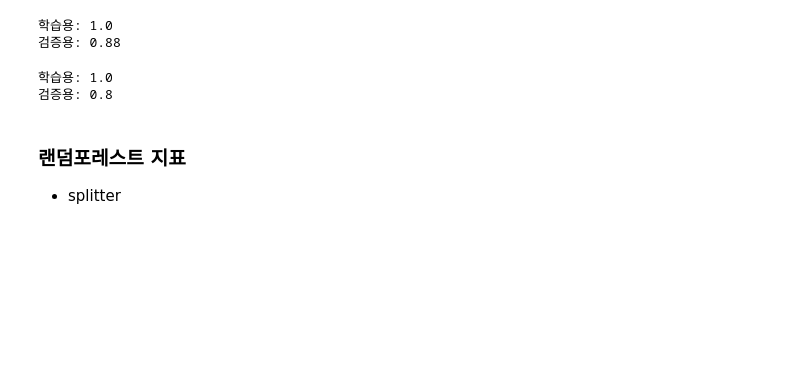
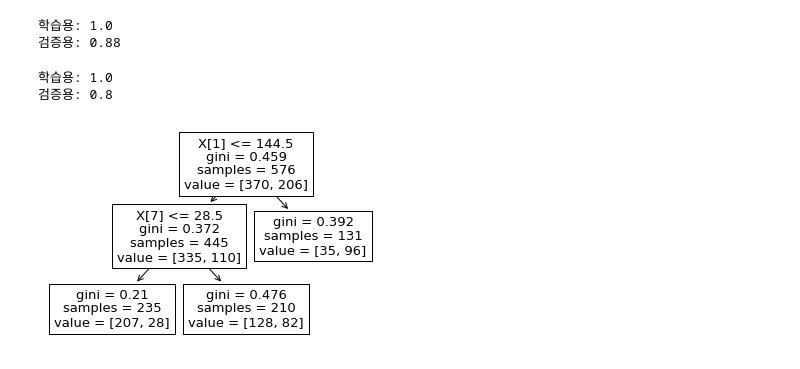
Before and after one commit to rileyko/PythonStudy, a Jupyter notebook: Classification/DecisionTree.ipynb, the cells around one changed output. Saved outputs shown, nothing was run; the diff lists cells and outputs as text; code cells hidden in the pictures; blank space fills up the shorter version.

```diff
--- a/Classification/DecisionTree.ipynb
+++ b/Classification/DecisionTree.ipynb
@@ -247,6 +247,24 @@ print("검증용:", model2.score(X_test, y_test))
 # %% [output]
 학습용: 1.0
 검증용: 0.8
-# %% [markdown]
-### 랜덤포레스트 지표
-- splitter
+# %%
+import pandas as pd
+df = pd.read_csv('datasets/diabetes.csv')
+X = df[['Pregnancies', 'Glucose', 'BloodPressure', 'SkinThickness', 'Insulin',
+       'BMI', 'DiabetesPedigreeFunction', 'Age']]
+y = df['Outcome']
+
+from sklearn.model_selection import train_test_split
+X_train, X_test, y_train, y_test = train_test_split(X, y, random_state=0)
+
+from sklearn.tree import DecisionTreeClassifier
+model = DecisionTreeClassifier(max_leaf_nodes=3, random_state=0)
+model.fit(X_train, y_train)
+
+%matplotlib inline
+import matplotlib.pyplot as plt
+from sklearn import tree
+tree.plot_tree(model)
+plt.show()
+# %% [output]
+[figure, added]
```
Also changed, not shown: parts of 16 cells of this notebook, 2 other files.
